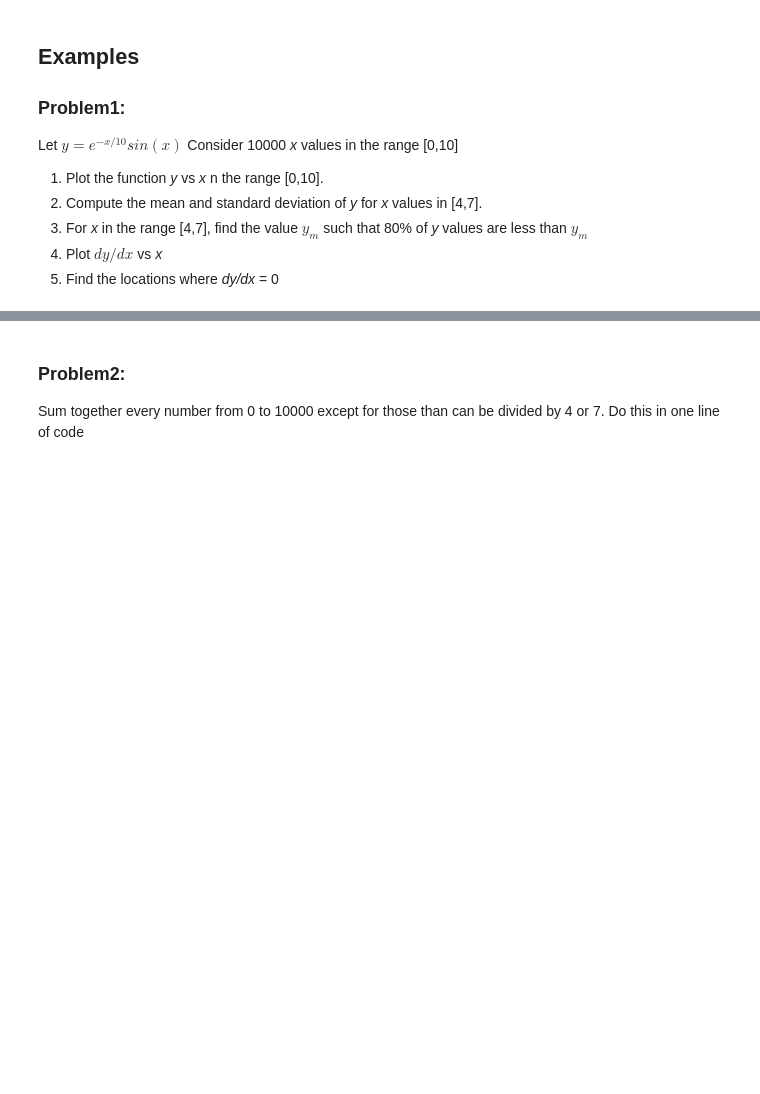
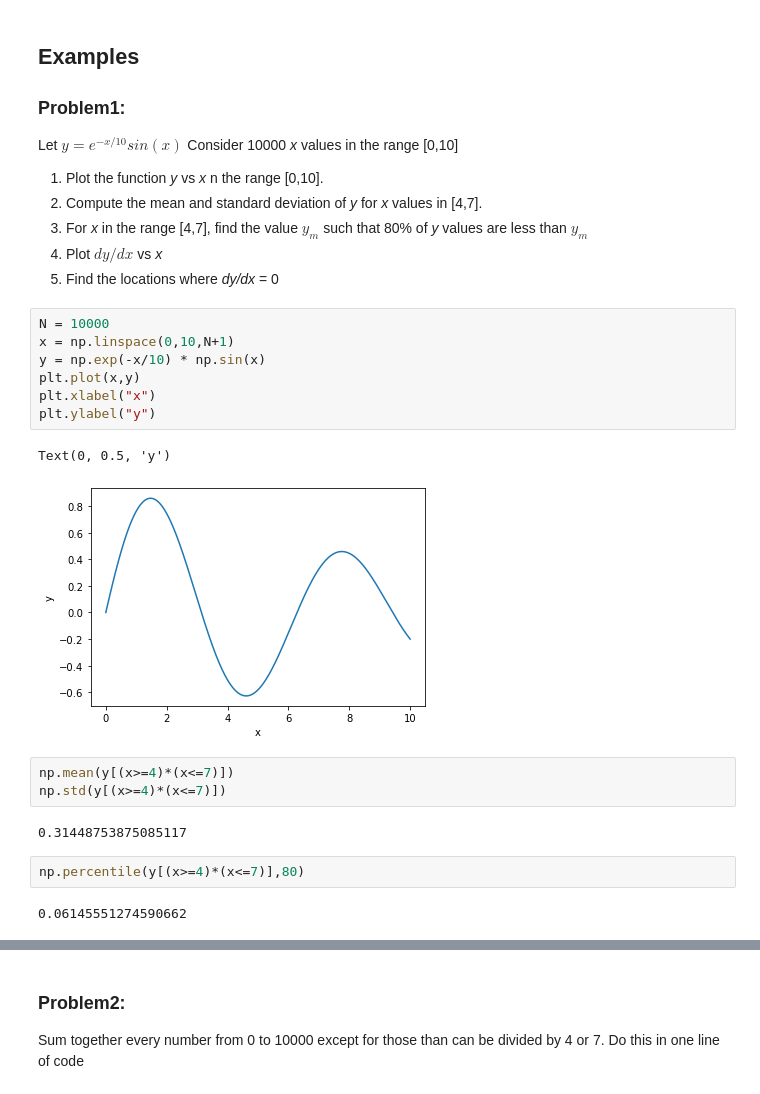
Before and after one commit to Justin-oommen/Python-Lessons, a Jupyter notebook: Python_Libraries/Numpy.ipynb, the cells around one changed output, grey strips where cells are left out. Cells and saved outputs as stored; diff of their text form; blank space fills up the shorter version.

Commit message:
Updated with exercises using linspace and arrange

```diff
--- a/Python_Libraries/Numpy.ipynb
+++ b/Python_Libraries/Numpy.ipynb
@@ -243,3 +243,22 @@ Let $ y = e^{-x/10} sin(x) $ Consider 10000 *x* values in the range [0,10]
 3. For *x* in the range [4,7], find the value $y_m$ such that 80% of *y* values are less than $y_m$
 4. Plot $dy/dx$ vs *x*
 5. Find the locations where *dy/dx* = 0
+# %%
+N = 10000
+x = np.linspace(0,10,N+1)
+y = np.exp(-x/10) * np.sin(x)
+plt.plot(x,y)
+plt.xlabel("x")
+plt.ylabel("y")
+# %% [output]
+Text(0, 0.5, 'y')
+[figure, added]
+# %%
+np.mean(y[(x>=4)*(x<=7)])
+np.std(y[(x>=4)*(x<=7)])
+# %% [output]
+0.31448753875085117
+# %%
+np.percentile(y[(x>=4)*(x<=7)],80)
+# %% [output]
+0.06145551274590662
```
Also changed, not shown: parts of 18 cells of this notebook.
